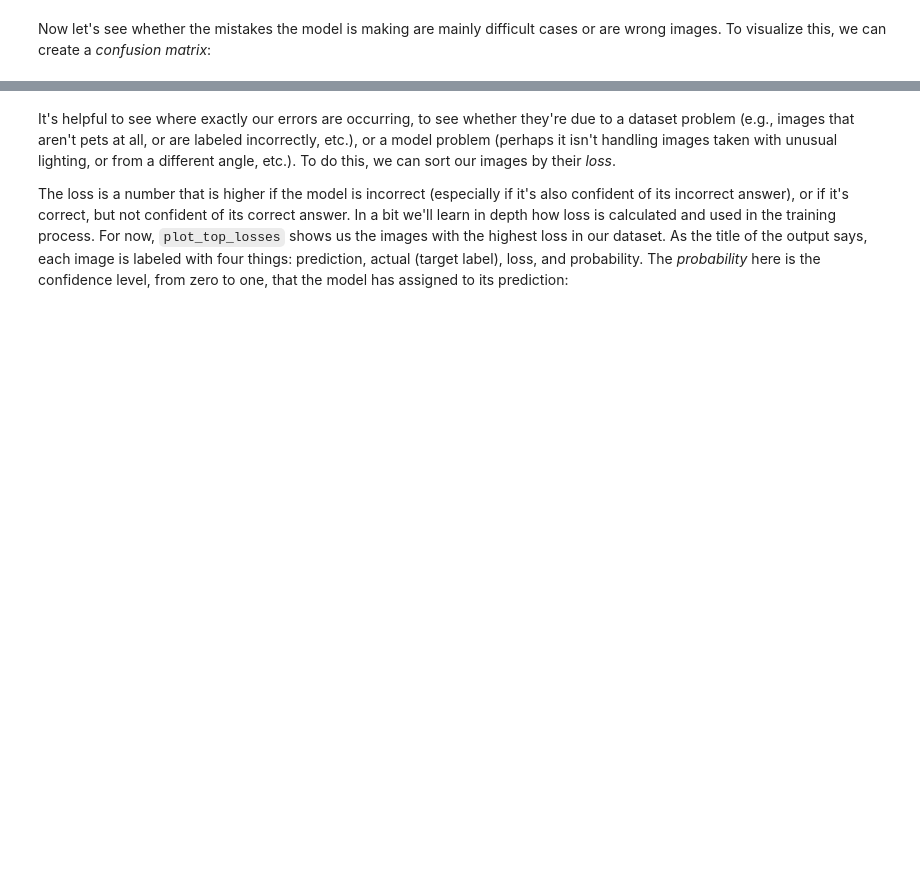
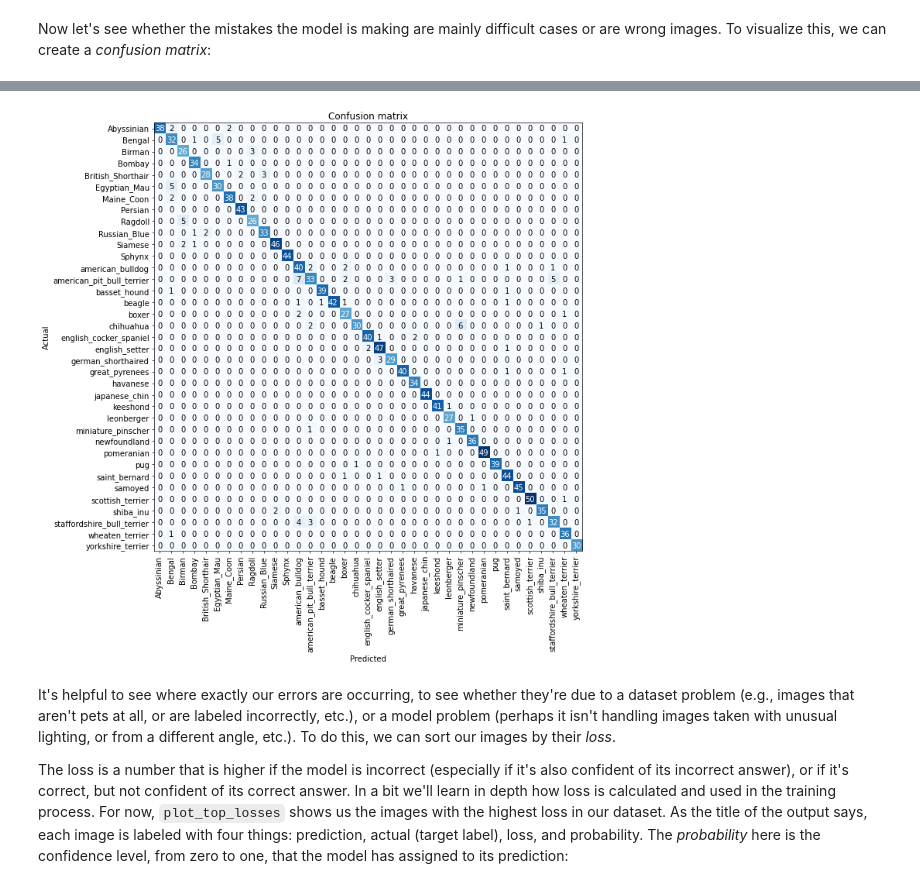
Before and after one commit to tdekelver-bd/Intro-to-DL-BD-2023, a Jupyter notebook: intro-dl-day1-3-going-deeper-pet-breeds.ipynb, the cells around one changed output, grey strips where cells are left out. Saved outputs shown, nothing was run; the diff lists cells and outputs as text; code cells hidden in the pictures; blank space fills up the shorter version.

```diff
--- a/intro-dl-day1-3-going-deeper-pet-breeds.ipynb
+++ b/intro-dl-day1-3-going-deeper-pet-breeds.ipynb
@@ -245,4 +239,5 @@ Remember that *loss* is whatever function we've decided to use to optimize the p
 Now let's see whether the mistakes the model is making are mainly difficult cases or are wrong images. To visualize this, we can create a *confusion matrix*:
 # %%
 interp = ClassificationInterpretation.from_learner(learn)
-interp.plot_confusion_matrix()
+interp.plot_confusion_matrix(figsize=(12,12), dpi=60)
+# %% [output]
@@ -249,3 +245,4 @@ interp.plot_confusion_matrix()
+[figure, added]
 # %% [markdown]
 It's helpful to see where exactly our errors are occurring, to see whether they're due to a dataset problem (e.g., images that aren't pets at all, or are labeled incorrectly, etc.), or a model problem (perhaps it isn't handling images taken with unusual lighting, or from a different angle, etc.). To do this, we can sort our images by their *loss*.
 
```
Also changed, not shown: parts of 13 cells of this notebook.
